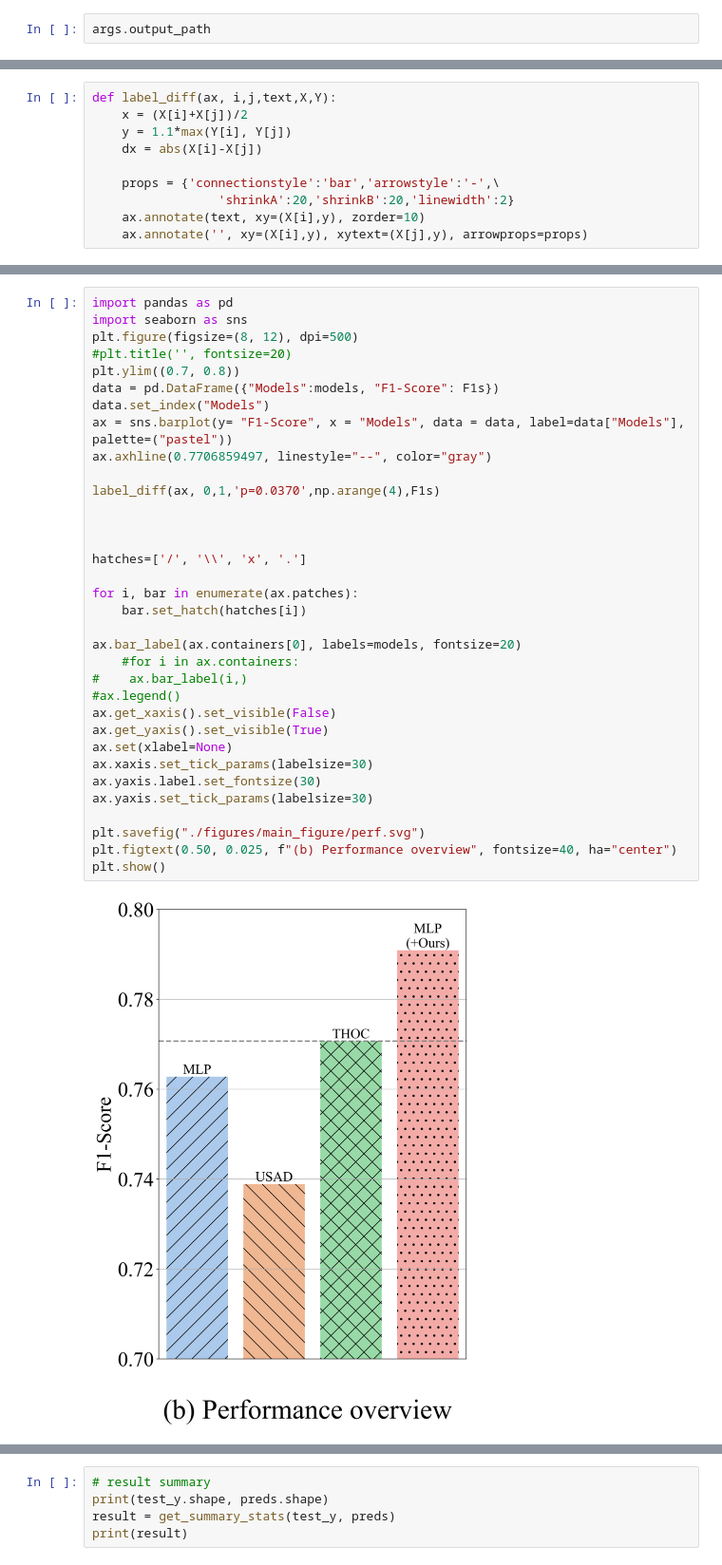
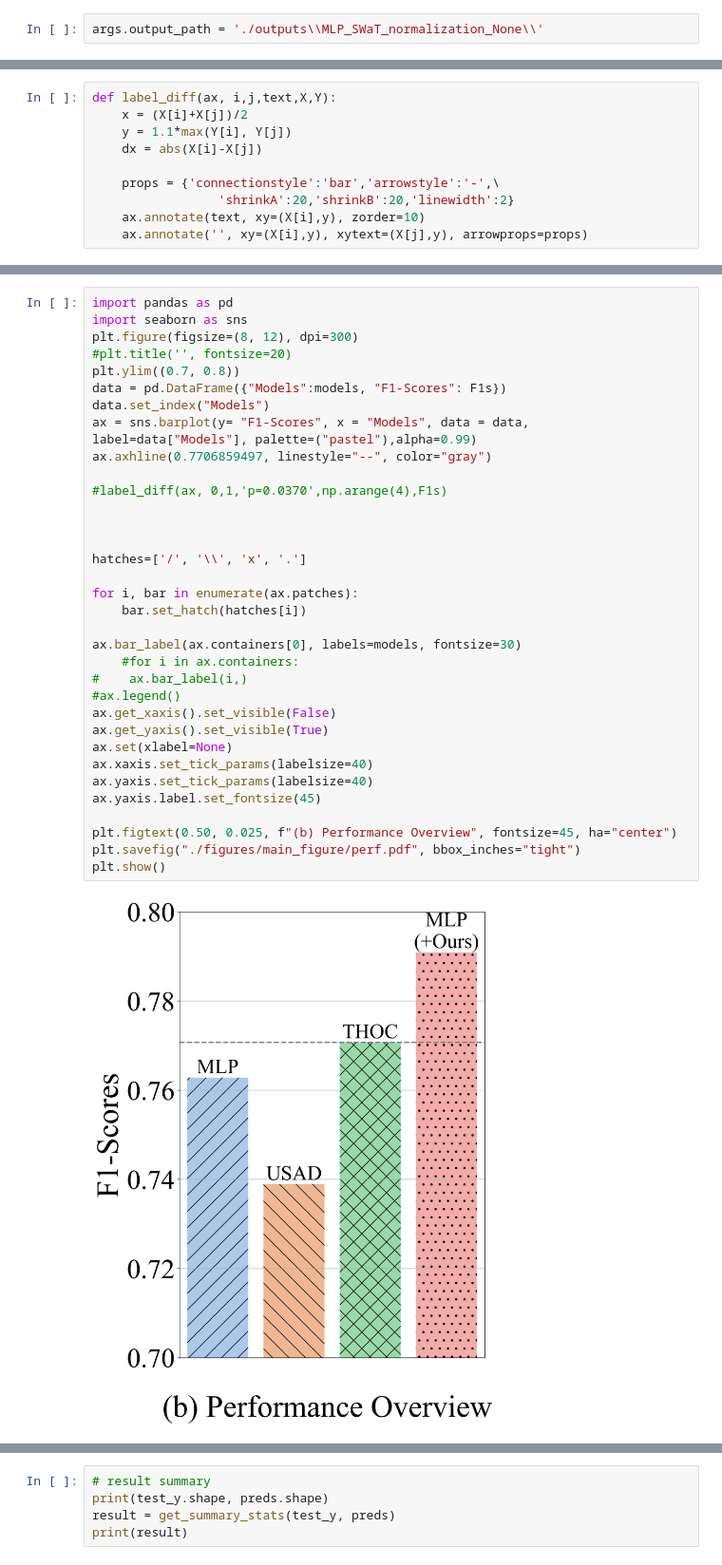
Before and after one commit to carrtesy/M2N2, a Jupyter notebook: figures/SWaT_(main_figure).ipynb, the cells around one changed output, grey strips where cells are left out. Shown at 95% size. Drawn from its saved outputs; the diff is of its cells as text.

```diff
--- a/figures/SWaT_(main_figure).ipynb
+++ b/figures/SWaT_(main_figure).ipynb
@@ -169,4 +169,4 @@ plt.show()
 # %% [markdown]
 ## Training statistics
 # %%
-args.output_path
+args.output_path = './outputs\\MLP_SWaT_normalization_None\\'
@@ -232,39 +244,39 @@ def label_diff(ax, i,j,text,X,Y):
 # %%
 import pandas as pd
 import seaborn as sns
-plt.figure(figsize=(8, 12), dpi=500)
+plt.figure(figsize=(8, 12), dpi=300)
 #plt.title('', fontsize=20)
 plt.ylim((0.7, 0.8))
-data = pd.DataFrame({"Models":models, "F1-Score": F1s})
+data = pd.DataFrame({"Models":models, "F1-Scores": F1s})
 data.set_index("Models")
-ax = sns.barplot(y= "F1-Score", x = "Models", data = data, label=data["Models"], palette=("pastel"))
+ax = sns.barplot(y= "F1-Scores", x = "Models", data = data, label=data["Models"], palette=("pastel"),alpha=0.99)
 ax.axhline(0.7706859497, linestyle="--", color="gray")
 
-label_diff(ax, 0,1,'p=0.0370',np.arange(4),F1s)
+#label_diff(ax, 0,1,'p=0.0370',np.arange(4),F1s)
 
 
 
 hatches=['/', '\\', 'x', '.']
 
 for i, bar in enumerate(ax.patches):
     bar.set_hatch(hatches[i])
 
-ax.bar_label(ax.containers[0], labels=models, fontsize=20)
+ax.bar_label(ax.containers[0], labels=models, fontsize=30)
     #for i in ax.containers:
 #    ax.bar_label(i,)
 #ax.legend()
 ax.get_xaxis().set_visible(False)
 ax.get_yaxis().set_visible(True)
 ax.set(xlabel=None)
-ax.xaxis.set_tick_params(labelsize=30)
-ax.yaxis.label.set_fontsize(30)
-ax.yaxis.set_tick_params(labelsize=30)
+ax.xaxis.set_tick_params(labelsize=40)
+ax.yaxis.set_tick_params(labelsize=40)
+ax.yaxis.label.set_fontsize(45)
 
-plt.savefig("./figures/main_figure/perf.svg")
-plt.figtext(0.50, 0.025, f"(b) Performance overview", fontsize=40, ha="center")
+plt.figtext(0.50, 0.025, f"(b) Performance Overview", fontsize=45, ha="center")
+plt.savefig("./figures/main_figure/perf.pdf", bbox_inches="tight")
 plt.show()
 # %% [output]
-[figure, old version]
+[figure, new version]
 # %%
 # Basic Bar Chart
 
```
Also changed, not shown: parts of 11 cells of this notebook, 39 other files.
